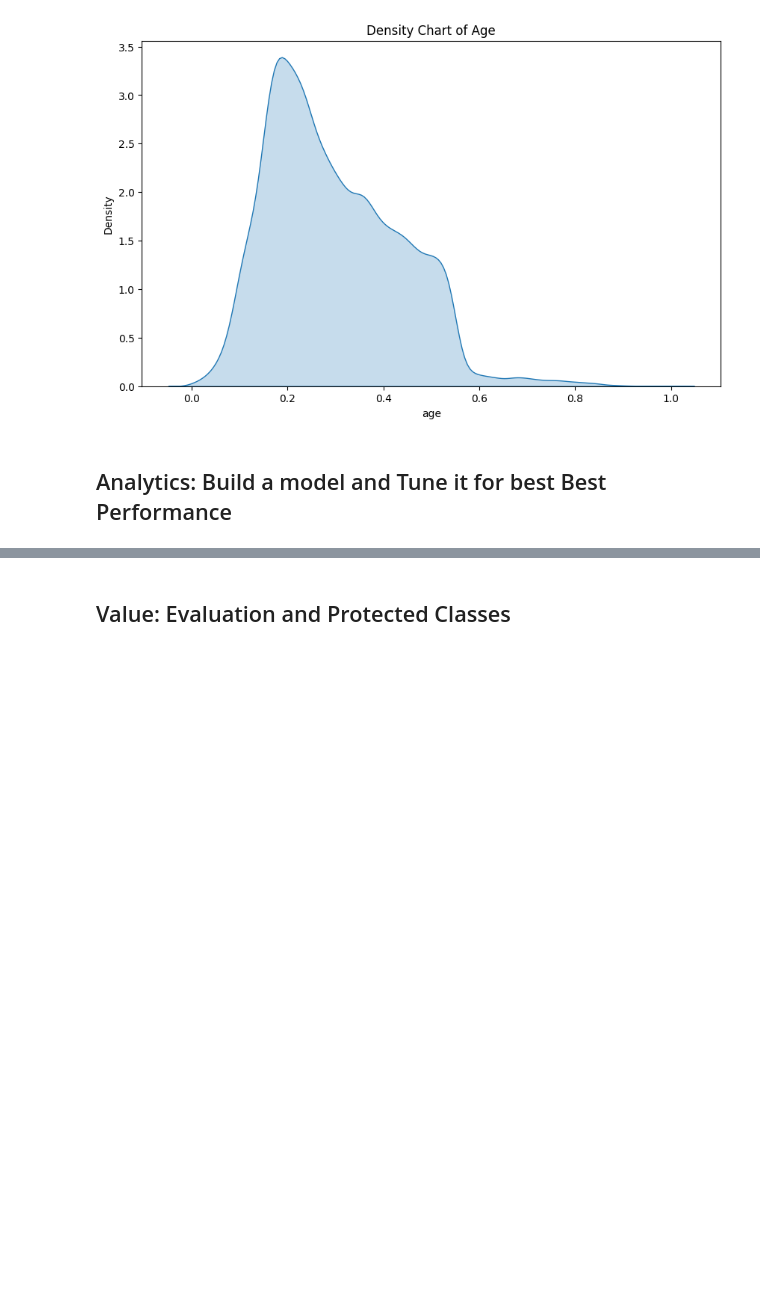
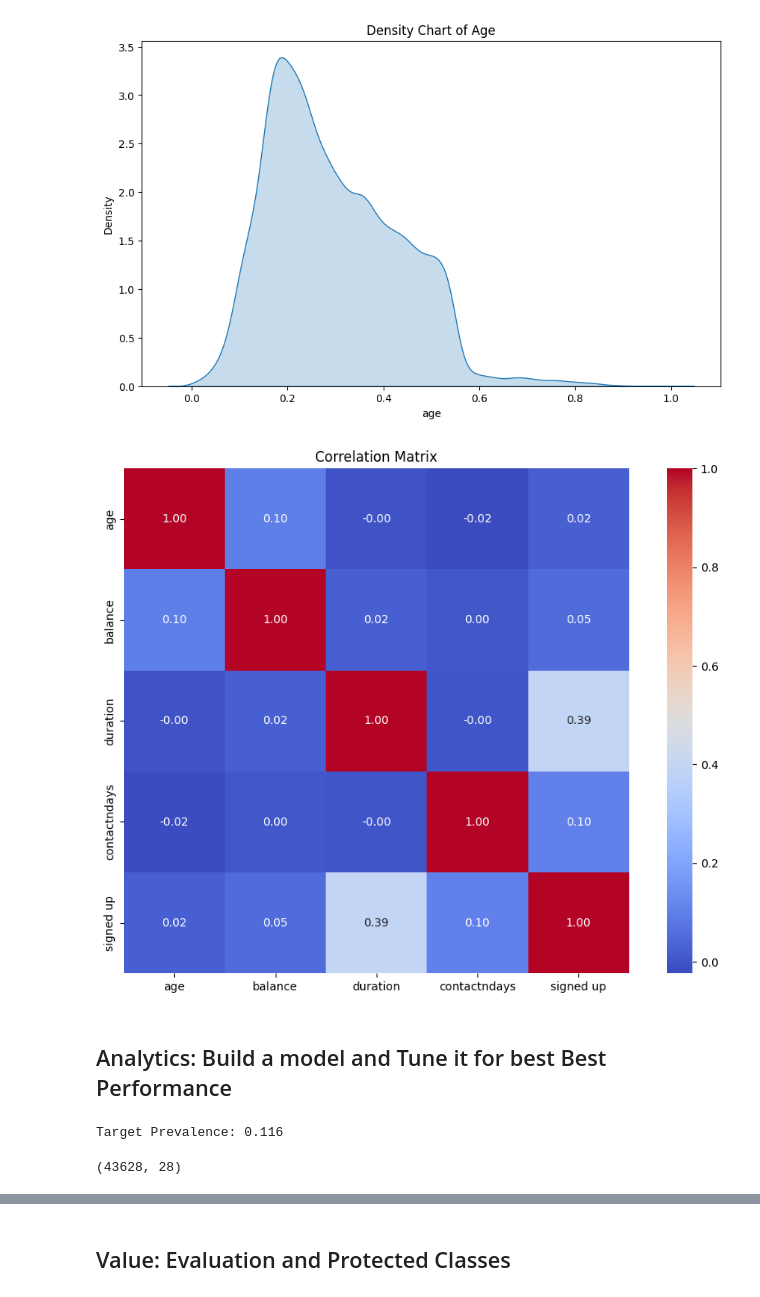
Before and after one commit to Vinhphuc-le/ds1001_final_Vinh_Le, a Jupyter notebook: ds1001_final/notebooks/Final_Project_Notebook.ipynb, the cells around one changed output, grey strips where cells are left out. Cells and saved outputs as stored; diff of their text form; code cells hidden in the pictures; blank space fills up the shorter version.

```diff
--- a/ds1001_final/notebooks/Final_Project_Notebook.ipynb
+++ b/ds1001_final/notebooks/Final_Project_Notebook.ipynb
@@ -204,12 +213,15 @@ plt.show()
 # %% [output]
 [figure]
 # %%
-#Correlation matrix, make sure to only include numeric variables
-num_values = "xx".select_dtypes(include=['number'])
+# Correlation matrix, only numeric variables
+num_values = VinhData.select_dtypes(include=['number'])
 correlation_matrix = num_values.corr()
+
 plt.figure(figsize=(12, 8))
 sns.heatmap(correlation_matrix, annot=True, fmt='.2f', cmap='coolwarm', square=True)
 plt.title('Correlation Matrix')
 plt.show()
+# %% [output]
+[figure, added]
 # %% [markdown]
 ## Analytics: Build a model and Tune it for best Best Performance
@@ -221,7 +228,16 @@ print(f'Target Prevalence: {target_prevalence}')
+# %%
+# In your project, target is 'signed up'
+target_prevalence = VinhData['signed up'].mean()
+print(f'Target Prevalence: {target_prevalence:.3f}')
+# %% [output]
+Target Prevalence: 0.116
 # %%
 # Divide the dataset into features and target
-target = "xx"['TargetVariable']  # Replace 'TargetVariable' with your actual target column name and "xx" with your dataframe name
-features = "xx".drop(columns=['TargetVariable']) # Drop the target column from features
+target = VinhData['signed up']
+features = VinhData.drop(columns=['signed up'])
+features.shape
+# %% [output]
+(43628, 28)
 # %%
 X_train, X_test, y_train, y_test = train_test_split(features, target, test_size=0.2, random_state=42)
 # %%
```
Also changed, not shown: parts of 16 cells of this notebook.
